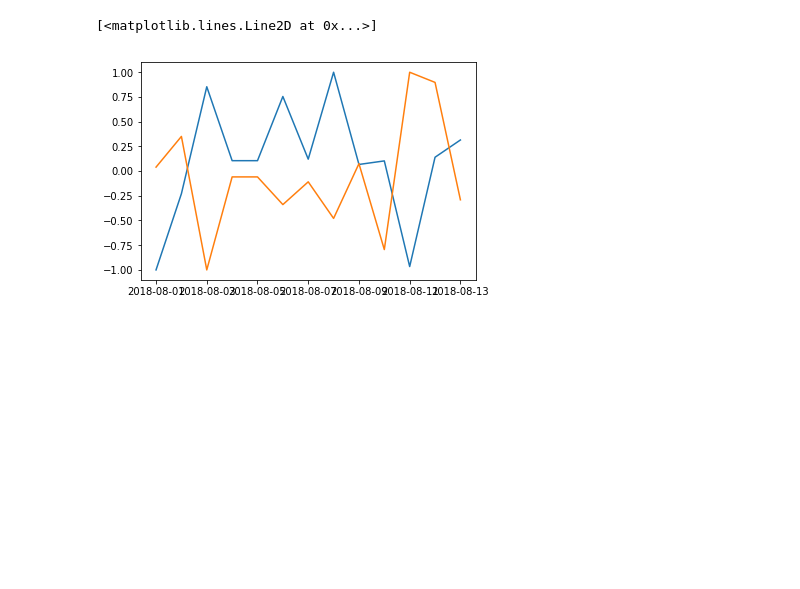
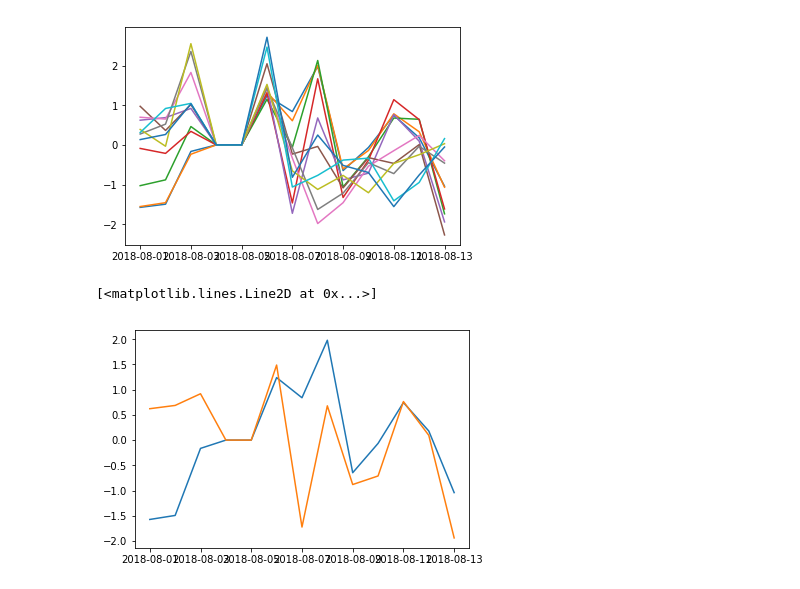
Before and after one commit to Moly-malibu/sentiment_analysis-1, a Jupyter notebook: sentiment_model/Data_Analysis.ipynb, the cells around one changed output. Drawn from its saved outputs; the diff is of its cells as text; code cells hidden in the pictures; blank space fills up the shorter version.

```diff
--- a/sentiment_model/Data_Analysis.ipynb
+++ b/sentiment_model/Data_Analysis.ipynb
@@ -6,24 +6,36 @@ import datetime
 from sklearn.preprocessing import StandardScaler
 from class_vehicle_data import Vehicle_data
 # %%
-scaler = StandardScaler()
-
 output = ["output_t0","output_t10","output_t20","output_t30","output_t40","output_t50","output_t60","output_t70","output_t80","output_t90","output_t100"]
 car_company = ["BMW","Ford","Mercedes","Porsche","Tesla","Toyota"]
 
-file = "data/"+output[2]+"/"+car_company[3]+"_daily_data.txt"
 
+# Initialize all car data
 all_cars = [Vehicle_data() for k in range(len(output))]
 
-BMW = Vehicle_data()
-BMW.read_in_data(file)
-BMW.fill_NA()
-y_pos,y_neg,y_neu=BMW.scale_data_Ztransform()
-y_pos,y_neg,y_neu=BMW.scale_data_MinMaxTransform(Xmin=-1.0,Xmax=1.0)
+
+# Read in all the data for a specific vehicle
+for k in range(len(all_cars)):
+    file = "data/"+output[k]+"/"+car_company[4]+"_daily_data.txt"
+    car = all_cars[k]
+    car.read_in_data(file)
+    car.fill_NA()
+    y_pos,y_neg,y_neu =car.scale_data_Ztransform()
+    #y_pos,y_neg,y_neu =car.scale_data_MinMaxTransform(Xmin=-1,Xmax=1)
+    plt.plot(car.car_data["Dates"],y_pos)
+
+
+plt.show()
+y_pos1,y_neg1,y_neu1 =all_cars[0].scale_data_Ztransform()
+y_pos2,y_neg2,y_neu2 =all_cars[4].scale_data_Ztransform()
+#y_pos,y_neg,y_neu=BMW.scale_data_MinMaxTransform(Xmin=-1.0,Xmax=1.0)
 
 #y_scaled = scaler.transform(BMW.car_data["Daily_pos_percent"])
-plt.plot(BMW.car_data["Dates"],y_pos)
-plt.plot(BMW.car_data["Dates"],y_neg)
+plt.plot(all_cars[0].car_data["Dates"],y_pos1)
+plt.plot(all_cars[0].car_data["Dates"],y_pos2)
+
+#plt.plot(all_cars[0].car_data["Dates"],y_neg)
 # %% [output]
+[figure, new version]
 [<matplotlib.lines.Line2D at 0x...>]
-[figure, old version]
+[figure, added]
```
Also changed, not shown: parts of 3 cells of this notebook, 1 other file.
